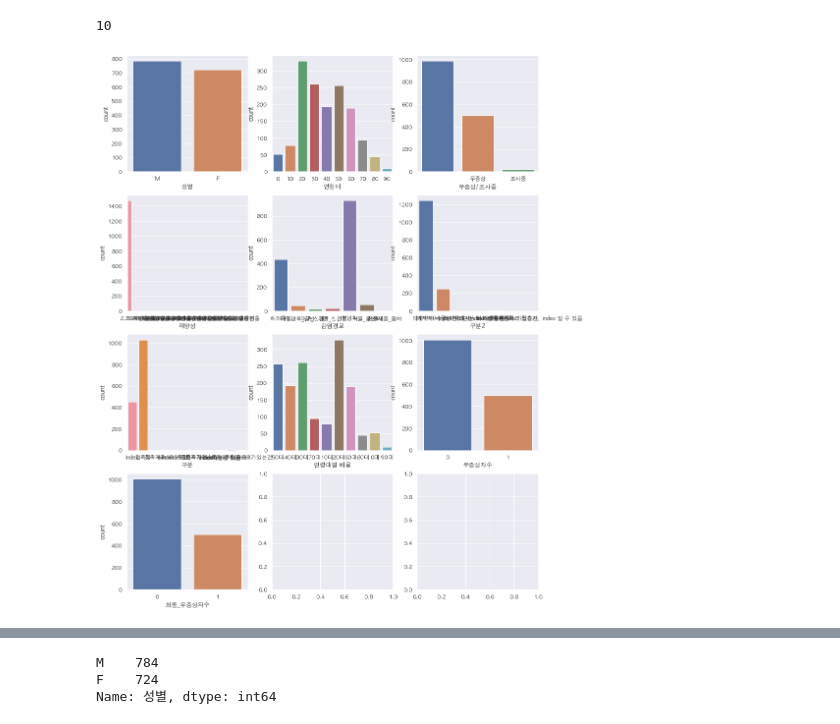
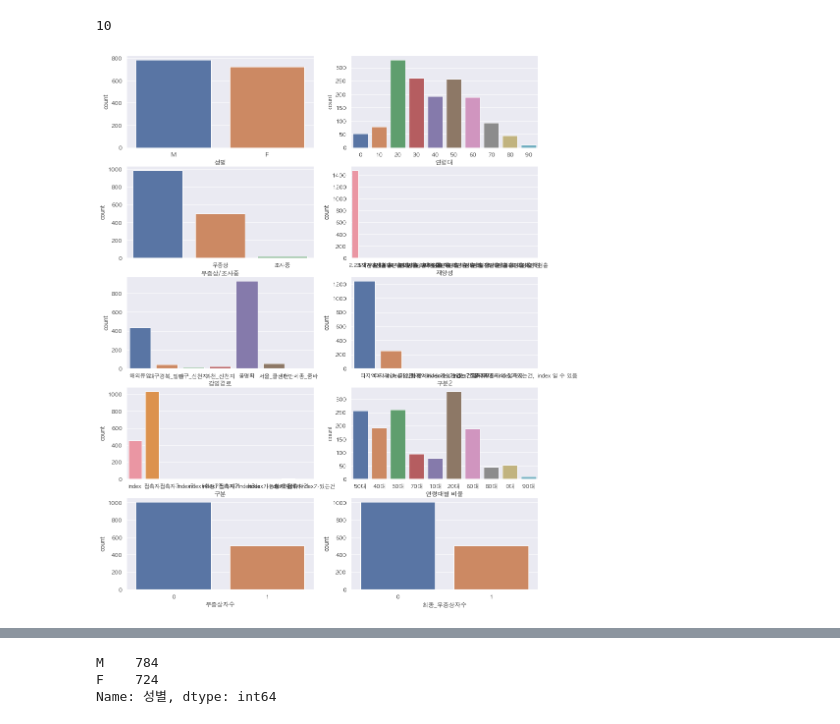
Before and after one commit to corazzon/COVID-19-eda, a Jupyter notebook: covid19-gg.ipynb, the cells around one changed output, grey strips where cells are left out. Cells and saved outputs as stored; diff of their text form; code cells hidden in the pictures.

Commit message:
add plots

```diff
--- a/covid19-gg.ipynb
+++ b/covid19-gg.ipynb
@@ -7,7 +7,7 @@ import pandas as pd
 import seaborn as sns
 import matplotlib.pyplot as plt
 
-sns.set(font="AppleGothic")
+sns.set(font="AppleGothic", rc={"axes.unicode_minus": False})
 # %%
 df = pd.read_csv("data/covid19_gg.csv")
 df.shape
@@ -100,13 +100,13 @@ cols_len
 # %% [output]
 10
 # %%
-fig, axes = plt.subplots(4, 3, figsize=(15, 20))
+fig, axes = plt.subplots(5, 2, figsize=(15, 20))
 for i, col_name in enumerate(cols_object):
-    row = i // 3
-    col = i % 3
+    row = i // 2
+    col = i % 2
     sns.countplot(data=df, x=col_name, ax=axes[row][col])
 # %% [output]
-[figure, old version]
+[figure, new version]
 # %%
 df["연도"] = df["확진일자"].str.split(".", expand=True)[0].str.strip()
 df["월"] = df["확진일자"].str.split(".", expand=True)[1].str.strip()
```
Also changed, not shown: parts of 7 cells of this notebook.
